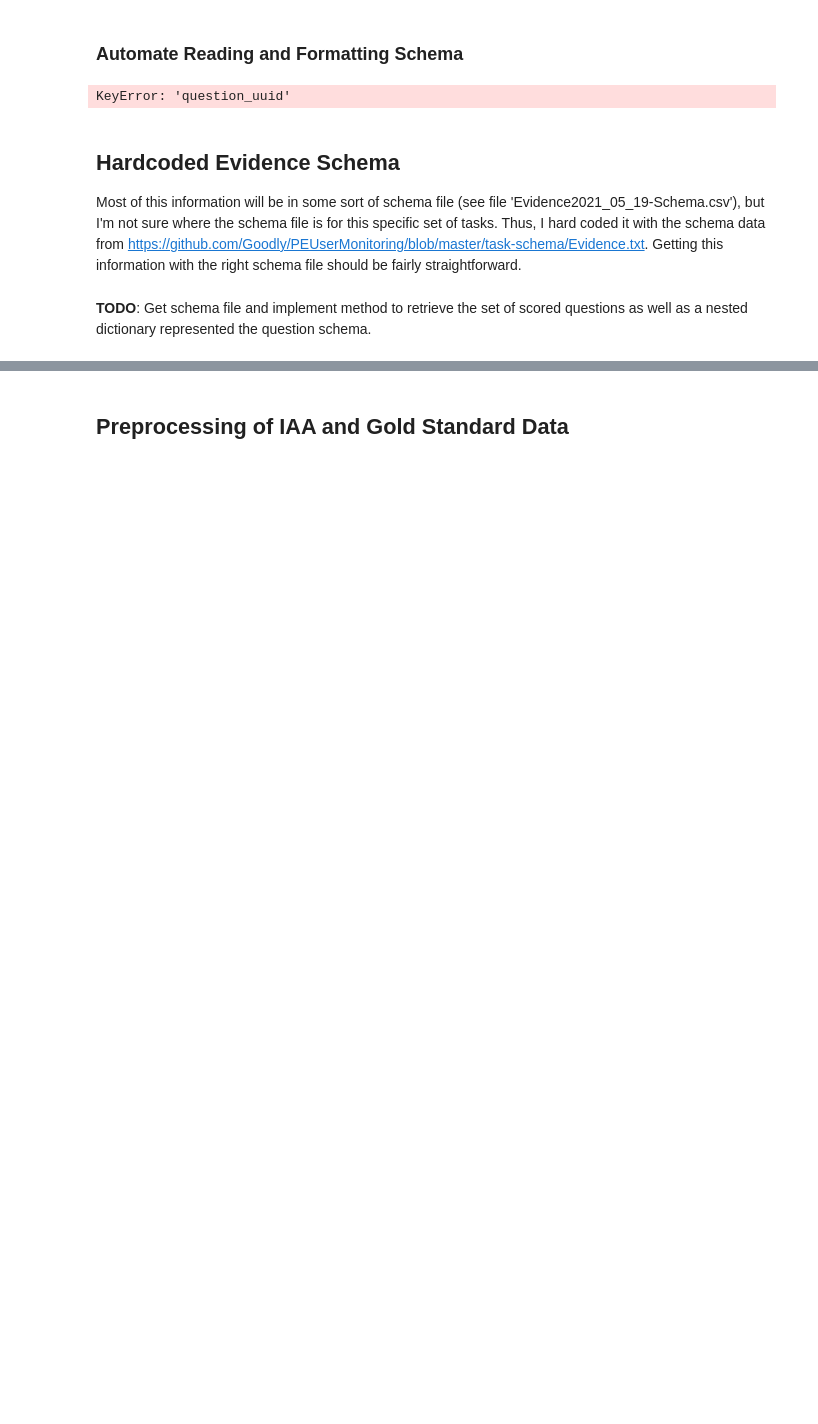
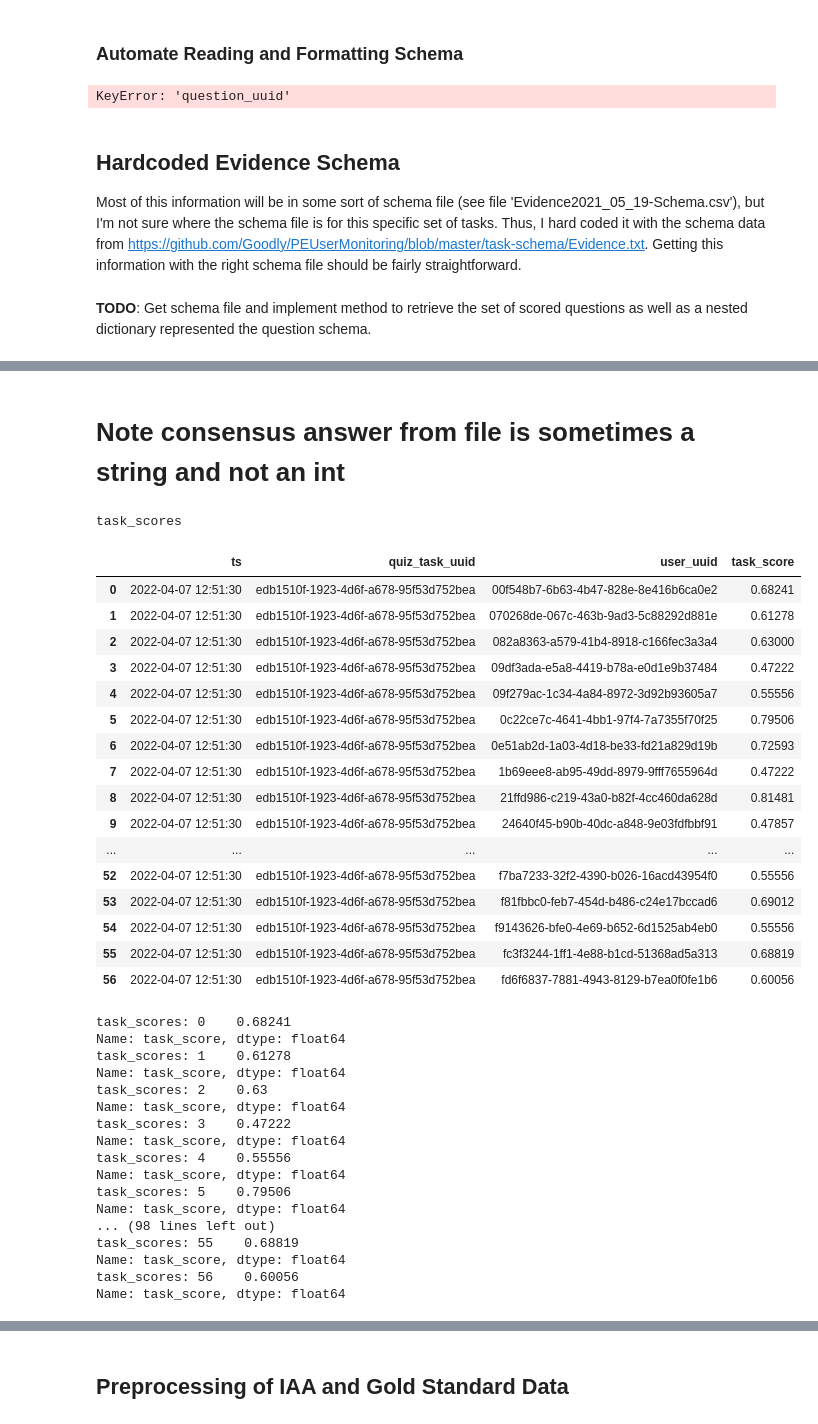
Before and after one commit to ethanpang5/user-monitoring, a Jupyter notebook: ucs-update-algorithm/pipeline.ipynb, the cells around one changed output, grey strips where cells are left out. Saved outputs shown, nothing was run; the diff lists cells and outputs as text; code cells hidden in the pictures; blank space fills up the shorter version.

```diff
--- a/ucs-update-algorithm/pipeline.ipynb
+++ b/ucs-update-algorithm/pipeline.ipynb
@@ -331,0 +424,37 @@ question_schema = {1:{'type':'select_one_nominal', 'num_choices':3},
+# %%
+# ucs function that reads accepts values from a csv and a current user's ucs score
+def ucs_update_score(user_id):
+    def logistic(x, k, offset):
+        return 1 / (1 + np.e**(-k * (x - offset)))
+
+    cursor = connection.cursor()
+    task_scores = table_to_df('task_scores')
+    task_scores = task_scores[task_scores['user_uuid'] == user_id]['task_score'].astype('float')
+    print('task_scores:', task_scores)
+    last_task_score = task_scores.iloc[-1]
+
+    a = 1000
+    num_task_scores = len(task_scores)
+    n = min(10, int(np.sqrt(num_task_scores)) + 1)
+    ucs = table_to_df('ucs')
+
+    if user_id not in ucs['uuid']: # if this is the user's first task
+        cur_ucs = 0.5
+        var_scores = np.var(task_scores.iloc[-n:])
+        c = logistic(var_scores / (np.log(num_task_scores + 1) / (np.log(a))), 10, 0.2)
+        new_ucs = cur_ucs * (1 - c) + (c) * last_task_score
+        query = "INSERT INTO `ucs` (`uuid`, `score`) VALUES (%s, %s)"
+        cursor.execute(query, (user_id, new_ucs))
+        connection.commit()
+    else:
+        print('user_id: ', user_id)
+        print(ucs[ucs['uuid'] == user_id]['score'].astype('float'))
+        cur_ucs = ucs[ucs['uuid'] == user_id]['score'].astype('float')[0]
+        var_scores = np.var(task_scores.iloc[-n:])
+        c = logistic(var_scores / (np.log(num_task_scores + 1) / (np.log(a))), 10, 0.2)
+        new_ucs = cur_ucs * (1 - c) + (c) * last_task_score
+        query = "UPDATE `ucs` SET `score` = %s WHERE `uuid` = %s"
+        cursor.execute(query, (new_ucs, user_id))
+        connection.commit()
+# %% [markdown]
+# Note consensus answer from file is sometimes a string and not an int
@@ -331,0 +604,41 @@ question_schema = {1:{'type':'select_one_nominal', 'num_choices':3},
+# %%
+iaa = pd.read_csv('evidence_eric/evidence_eric/Covid_Evidencev1.IAA-edb1510f-1923-4d6f-a678-95f53d752bea-Tags.csv')
+df_full = pd.read_csv('evidence_eric/evidence_eric/Covid_Evidencev1-Task-2224-DataHunt.csv')
+score_task(iaa, None, None, df_full)
+# insert_and_update(scores)
+# %% [output]
+task_scores
+|  | ts | quiz_task_uuid | user_uuid | task_score |
+| 0 | 2022-04-07 12:51:30 | edb1510f-1923-4d6f-a678-95f53d752bea | 00f548b7-6b63-4b47-828e-8e416b6ca0e2 | 0.68241 |
+| 1 | 2022-04-07 12:51:30 | edb1510f-1923-4d6f-a678-95f53d752bea | 070268de-067c-463b-9ad3-5c88292d881e | 0.61278 |
+| 2 | 2022-04-07 12:51:30 | edb1510f-1923-4d6f-a678-95f53d752bea | 082a8363-a579-41b4-8918-c166fec3a3a4 | 0.63000 |
+| 3 | 2022-04-07 12:51:30 | edb1510f-1923-4d6f-a678-95f53d752bea | 09df3ada-e5a8-4419-b78a-e0d1e9b37484 | 0.47222 |
+| 4 | 2022-04-07 12:51:30 | edb1510f-1923-4d6f-a678-95f53d752bea | 09f279ac-1c34-4a84-8972-3d92b93605a7 | 0.55556 |
+| 5 | 2022-04-07 12:51:30 | edb1510f-1923-4d6f-a678-95f53d752bea | 0c22ce7c-4641-4bb1-97f4-7a7355f70f25 | 0.79506 |
+| 6 | 2022-04-07 12:51:30 | edb1510f-1923-4d6f-a678-95f53d752bea | 0e51ab2d-1a03-4d18-be33-fd21a829d19b | 0.72593 |
+| 7 | 2022-04-07 12:51:30 | edb1510f-1923-4d6f-a678-95f53d752bea | 1b69eee8-ab95-49dd-8979-9fff7655964d | 0.47222 |
+| 8 | 2022-04-07 12:51:30 | edb1510f-1923-4d6f-a678-95f53d752bea | 21ffd986-c219-43a0-b82f-4cc460da628d | 0.81481 |
+| 9 | 2022-04-07 12:51:30 | edb1510f-1923-4d6f-a678-95f53d752bea | 24640f45-b90b-40dc-a848-9e03fdfbbf91 | 0.47857 |
+| ... | ... | ... | ... | ... |
+| 52 | 2022-04-07 12:51:30 | edb1510f-1923-4d6f-a678-95f53d752bea | f7ba7233-32f2-4390-b026-16acd43954f0 | 0.55556 |
+| 53 | 2022-04-07 12:51:30 | edb1510f-1923-4d6f-a678-95f53d752bea | f81fbbc0-feb7-454d-b486-c24e17bccad6 | 0.69012 |
+| 54 | 2022-04-07 12:51:30 | edb1510f-1923-4d6f-a678-95f53d752bea | f9143626-bfe0-4e69-b652-6d1525ab4eb0 | 0.55556 |
+| 55 | 2022-04-07 12:51:30 | edb1510f-1923-4d6f-a678-95f53d752bea | fc3f3244-1ff1-4e88-b1cd-51368ad5a313 | 0.68819 |
+| 56 | 2022-04-07 12:51:30 | edb1510f-1923-4d6f-a678-95f53d752bea | fd6f6837-7881-4943-8129-b7ea0f0fe1b6 | 0.60056 |
+task_scores: 0    0.68241
+Name: task_score, dtype: float64
+task_scores: 1    0.61278
+Name: task_score, dtype: float64
+task_scores: 2    0.63
+Name: task_score, dtype: float64
+task_scores: 3    0.47222
+Name: task_score, dtype: float64
+task_scores: 4    0.55556
+Name: task_score, dtype: float64
+task_scores: 5    0.79506
+Name: task_score, dtype: float64
+... (98 lines left out)
+task_scores: 55    0.68819
+Name: task_score, dtype: float64
+task_scores: 56    0.60056
+Name: task_score, dtype: float64
```
Also changed, not shown: parts of 39 cells of this notebook, 7 other files.
